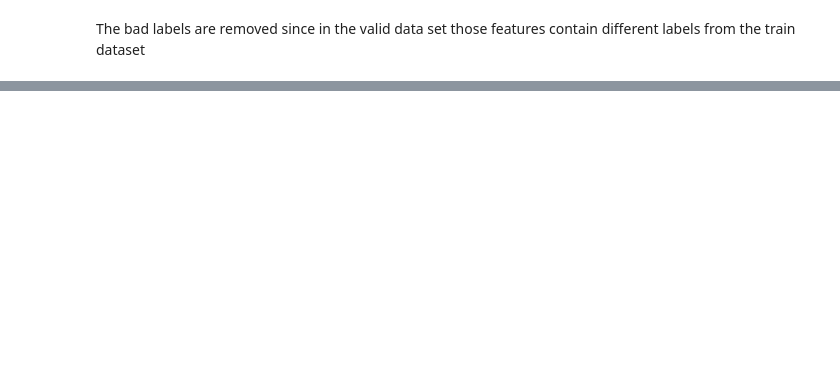
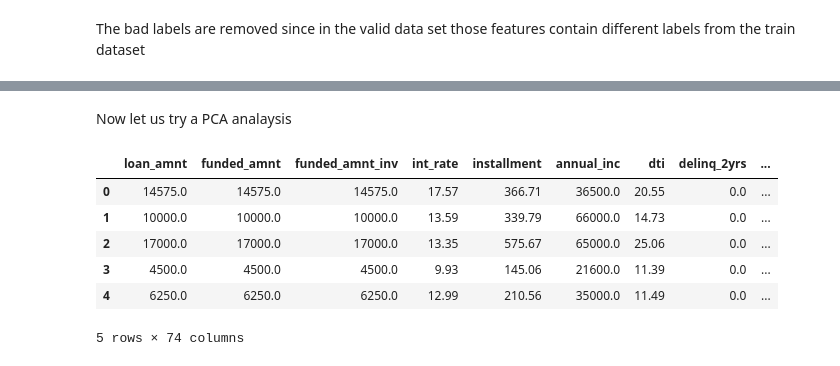
Before and after one commit to OmalyaV/Loan-Default-Prediction, a Jupyter notebook: loan-status-prediction.ipynb, the cells around one changed output, grey strips where cells are left out. Saved outputs shown, nothing was run; the diff lists cells and outputs as text; code cells hidden in the pictures; blank space fills up the shorter version.

```diff
--- a/loan-status-prediction.ipynb
+++ b/loan-status-prediction.ipynb
@@ -181,0 +335,12 @@ for column in good_label_cols:  # Iterate over categorical columns
+# %% [markdown]
+Now let us try a PCA analaysis
+# %%
+X_valid_new.head()
+# %% [output]
+|  | loan_amnt | funded_amnt | funded_amnt_inv | int_rate | installment | annual_inc | dti | delinq_2yrs | ... |
+| 0 | 14575.0 | 14575.0 | 14575.0 | 17.57 | 366.71 | 36500.0 | 20.55 | 0.0 | ... |
+| 1 | 10000.0 | 10000.0 | 10000.0 | 13.59 | 339.79 | 66000.0 | 14.73 | 0.0 | ... |
+| 2 | 17000.0 | 17000.0 | 17000.0 | 13.35 | 575.67 | 65000.0 | 25.06 | 0.0 | ... |
+| 3 | 4500.0 | 4500.0 | 4500.0 | 9.93 | 145.06 | 21600.0 | 11.39 | 0.0 | ... |
+| 4 | 6250.0 | 6250.0 | 6250.0 | 12.99 | 210.56 | 35000.0 | 11.49 | 0.0 | ... |
+5 rows × 74 columns
```
Also changed, not shown: parts of 28 cells of this notebook.
